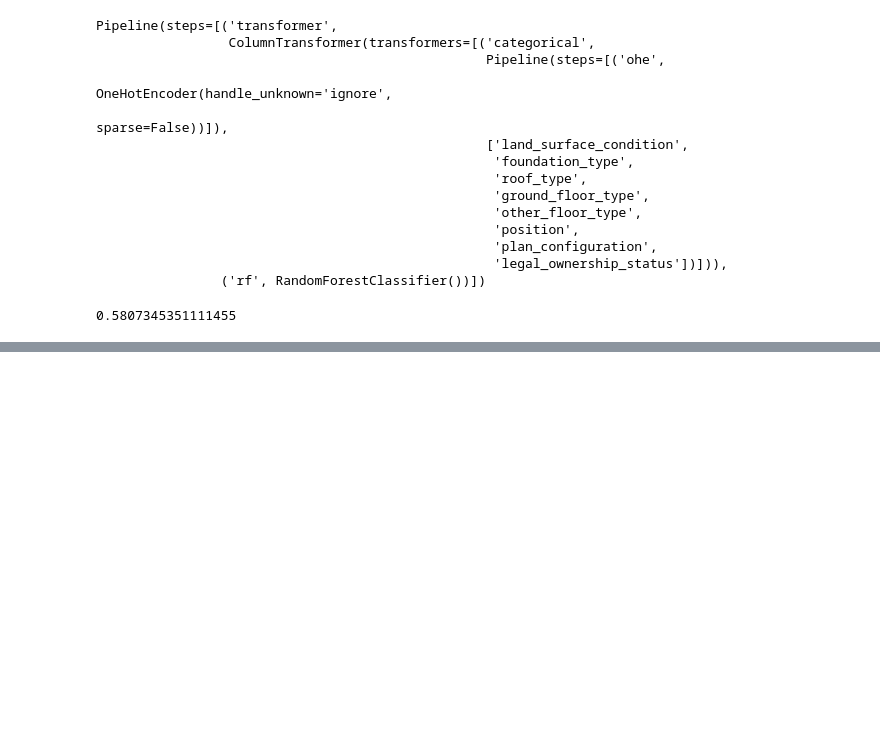
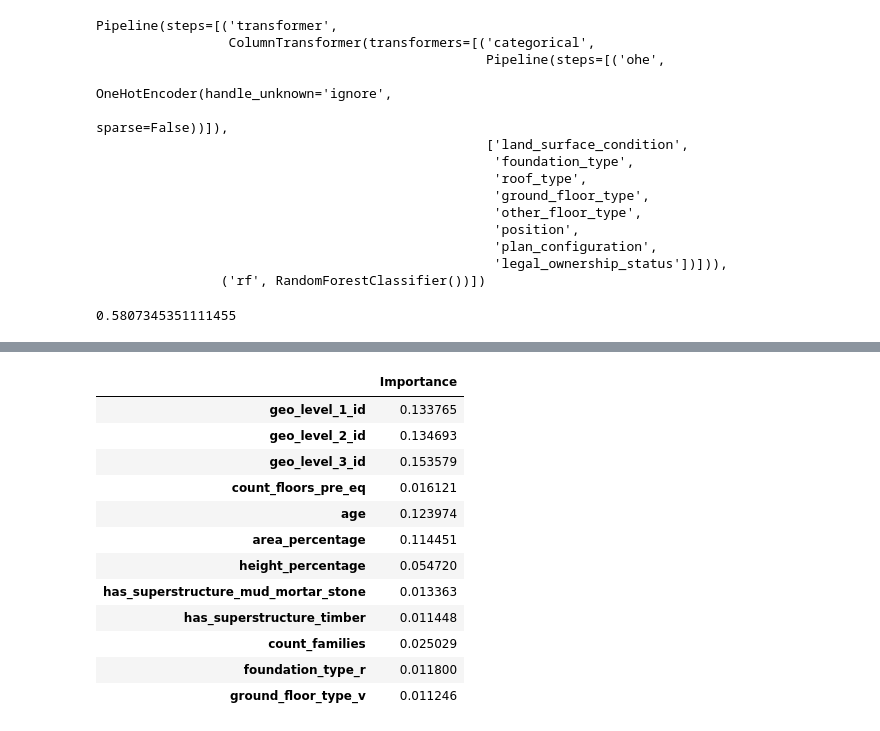
Before and after one commit to fivearm/Capstone_Repo, a Jupyter notebook: Data_Exploration.ipynb, the cells around one changed output, grey strips where cells are left out. Saved outputs shown, nothing was run; the diff lists cells and outputs as text; code cells hidden in the pictures; blank space fills up the shorter version.

```diff
--- a/Data_Exploration.ipynb
+++ b/Data_Exploration.ipynb
@@ -220,0 +255,17 @@ baseline_rf
+# %%
+pared_feat = feat_importance[feat_importance.Importance >= .01]
+pared_feat
+# %% [output]
+|  | Importance |
+| geo_level_1_id | 0.133765 |
+| geo_level_2_id | 0.134693 |
+| geo_level_3_id | 0.153579 |
+| count_floors_pre_eq | 0.016121 |
+| age | 0.123974 |
+| area_percentage | 0.114451 |
+| height_percentage | 0.054720 |
+| has_superstructure_mud_mortar_stone | 0.013363 |
+| has_superstructure_timber | 0.011448 |
+| count_families | 0.025029 |
+| foundation_type_r | 0.011800 |
+| ground_floor_type_v | 0.011246 |
```
Also changed, not shown: parts of 8 cells of this notebook.
